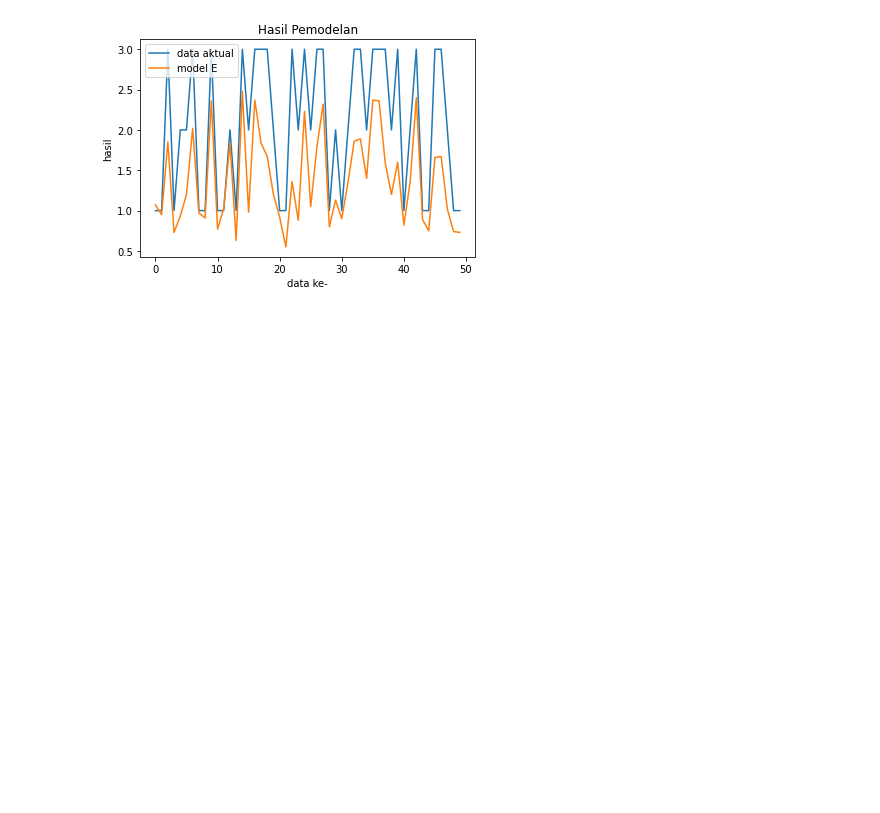
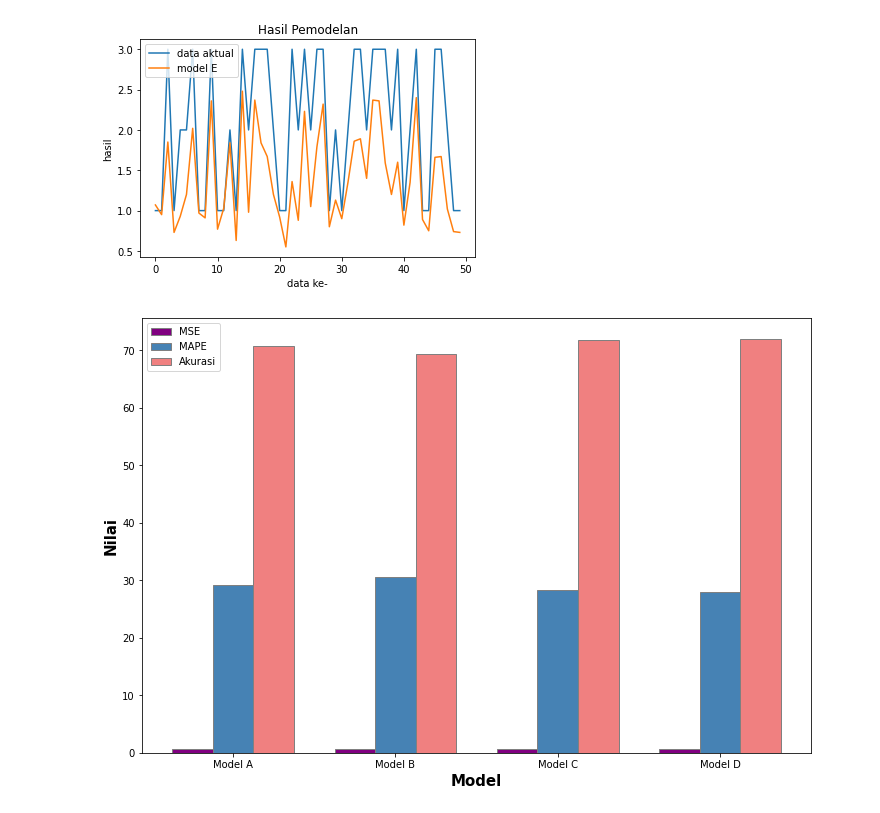
Before and after one commit to amilafr/forward-prop, a Jupyter notebook: forward.ipynb, the cells around one changed output. Saved outputs shown, nothing was run; the diff lists cells and outputs as text; code cells hidden in the pictures; blank space fills up the shorter version.

Commit message:
bar chart fix

```diff
--- a/forward.ipynb
+++ b/forward.ipynb
@@ -232,3 +232,40 @@ plt.show()
 [figure]
 [figure]
 [figure]
+# %%
+import matplotlib.pyplot as plt
+import numpy as np
+
+# set width of bar
+barWidth = 0.25
+fig = plt.subplots(figsize =(12, 8))
+
+mse = [0.6443781964885571, 0.68411214659685915, 0.58090105126805258, 0.6135696958229131]
+mape = [29.143474365945782, 30.582173899590334, 28.240580245597631, 27.943302629679486]
+aku = [70.856525634054222, 69.41782610040967, 71.759419754402373, 72.0566973703205]
+
+# Set position of bar on X axis
+br1 = np.arange(len(mse))
+br2 = [x + barWidth for x in br1]
+br3 = [x + barWidth for x in br2]
+
+
+
+# Make the plot
+plt.bar(br1, mse, color ='purple', width = barWidth,
+        edgecolor ='grey', label ='MSE')
+plt.bar(br2, mape, color ='steelblue', width = barWidth,
+        edgecolor ='grey', label ='MAPE')
+plt.bar(br3, aku, color ='lightcoral', width = barWidth,
+        edgecolor ='grey', label ='Akurasi')
+
+# Adding Xticks
+plt.xlabel('Model', fontweight ='bold', fontsize = 15)
+plt.ylabel('Nilai', fontweight ='bold', fontsize = 15)
+plt.xticks([r + barWidth for r in range(len(mse))],
+        ['Model A', 'Model B', 'Model C', 'Model D'])
+
+plt.legend()
+plt.show()
+# %% [output]
+[figure, added]
```
Also changed, not shown: parts of 1 cell of this notebook.
